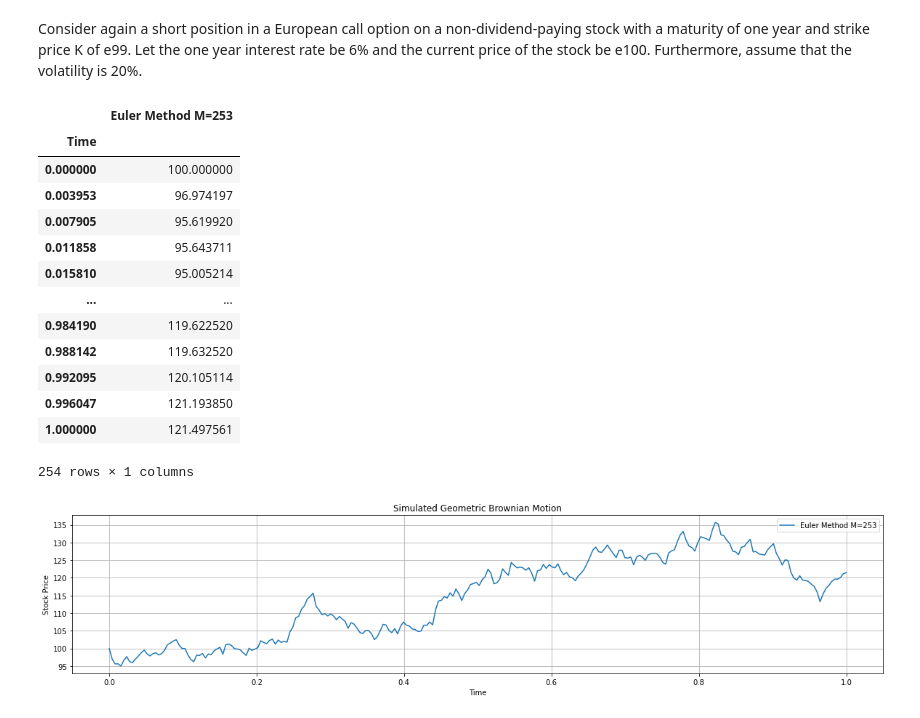
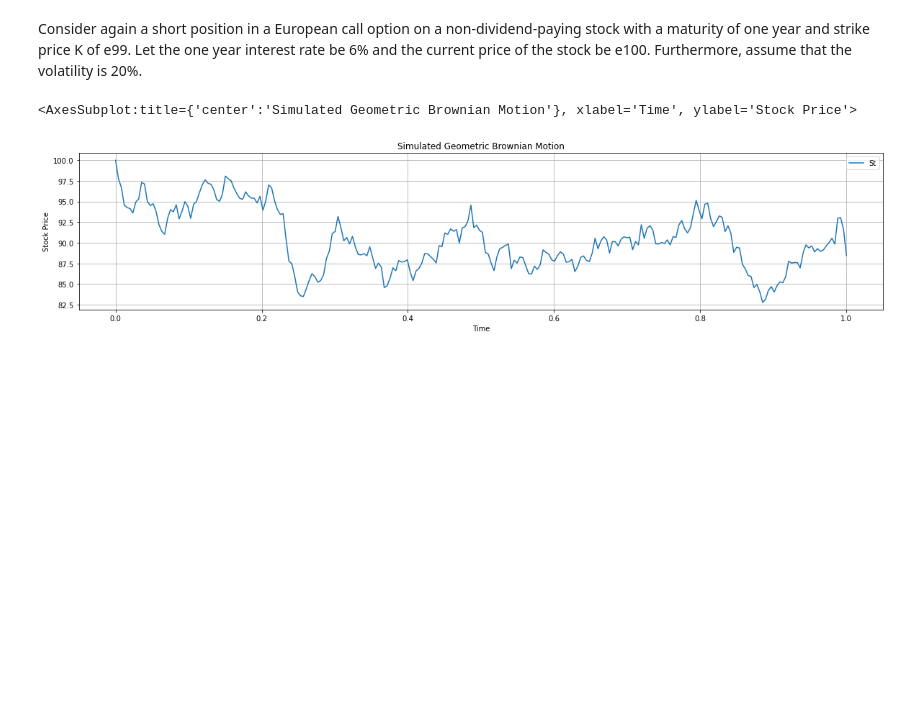
Before and after one commit to ithakis/UvA-Computational-Finance, a Jupyter notebook: Part 2.ipynb, the cells around one changed output. Drawn from its saved outputs; the diff is of its cells as text; code cells hidden in the pictures; blank space fills up the shorter version.

Commit message:
p3 - gbm finished - working on hedging simulation

```diff
--- a/Part 2.ipynb
+++ b/Part 2.ipynb
@@ -470,29 +468,17 @@ def gbm_euler(S0, r, sigma, T, M):
         Sm[m, 1] = m * dt
     return Sm
 # %%
+""" Geometric Brownian Motion - St Simulation"""
 S0 = 100
 sigma = .20
 r = 0.06
 T = 1.
+M = 253
+output = gbm_euler(S0, r, sigma, T, M)
 
-M = 253
-output = pd.DataFrame(gbm_euler(S0, r, sigma, T, M), columns=[f'Euler Method M={M}', 'Time'])
-output.set_index('Time', inplace=True)
-output.plot(figsize=(20,4), grid=True, title="Simulated Geometric Brownian Motion", ylabel="Stock Price")
-output
+temp_output = pd.DataFrame(output, columns=['St', 'Time'])
+temp_output = temp_output.set_index('Time')
+temp_output.plot(figsize=(20,4), grid=True, title="Simulated Geometric Brownian Motion", ylabel="Stock Price", label=f'Euler Method M={M}')
 # %% [output]
-|  | Euler Method M=253 |
-| Time |  |
-| 0.000000 | 100.000000 |
-| 0.003953 | 96.974197 |
-| 0.007905 | 95.619920 |
-| 0.011858 | 95.643711 |
-| 0.015810 | 95.005214 |
-| ... | ... |
-| 0.984190 | 119.622520 |
-| 0.988142 | 119.632520 |
-| 0.992095 | 120.105114 |
-| 0.996047 | 121.193850 |
-| 1.000000 | 121.497561 |
-254 rows × 1 columns
+<AxesSubplot:title={'center':'Simulated Geometric Brownian Motion'}, xlabel='Time', ylabel='Stock Price'>
-[figure, old version]
+[figure, new version]
```
Also changed, not shown: parts of 6 cells of this notebook.
